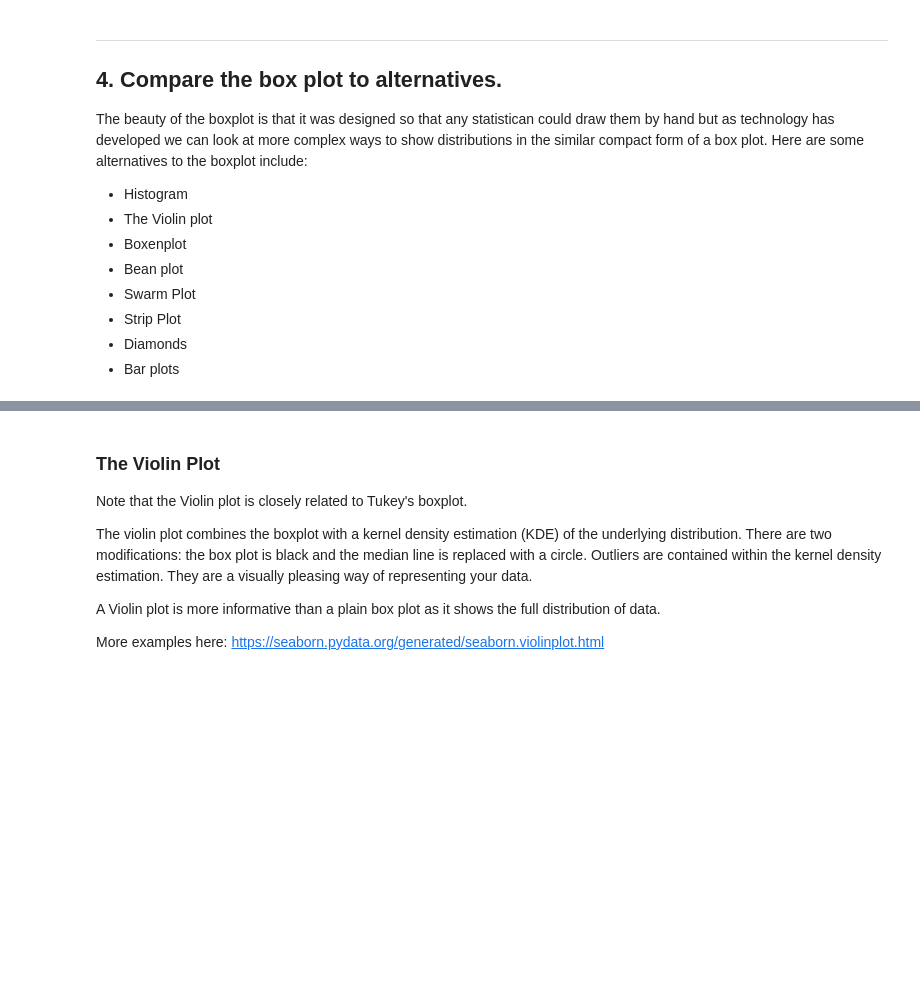
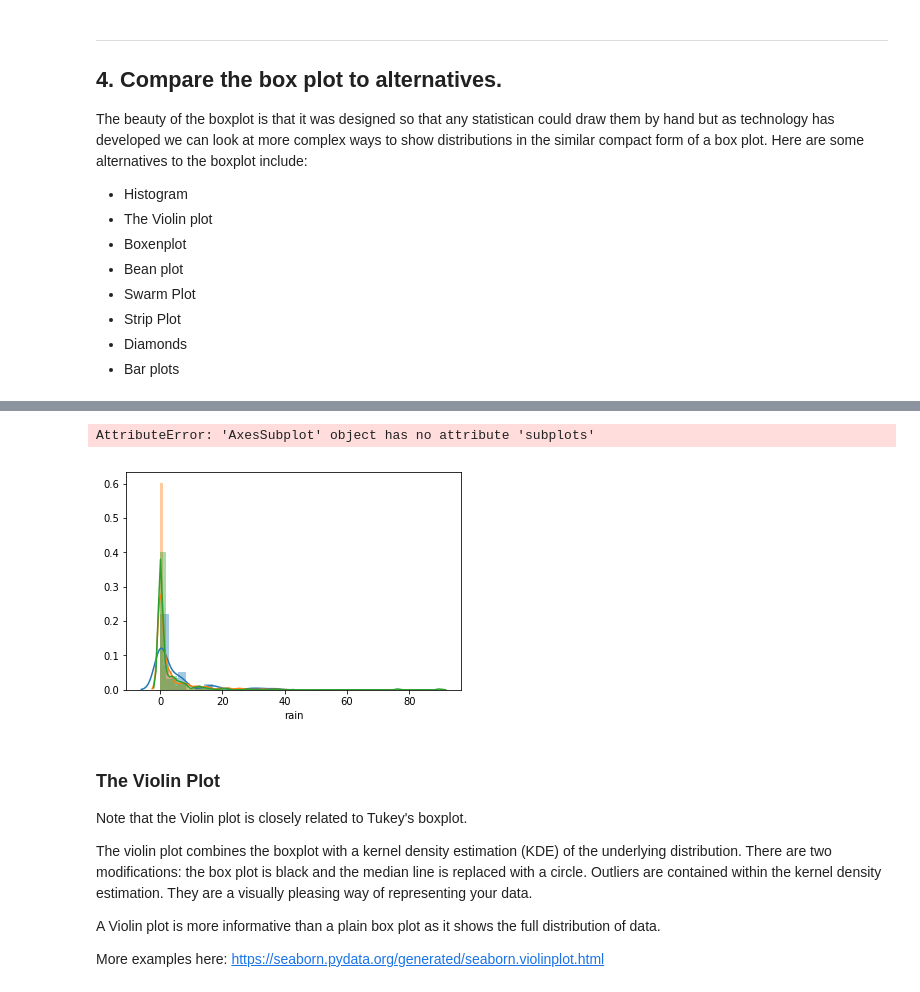
Before and after one commit to RitRa/Box-Plot-Project, a Jupyter notebook: Box Plot Project.ipynb, the cells around one changed output, grey strips where cells are left out. Saved outputs shown, nothing was run; the diff lists cells and outputs as text; code cells hidden in the pictures; blank space fills up the shorter version.

```diff
--- a/Box Plot Project.ipynb
+++ b/Box Plot Project.ipynb
@@ -252,0 +262,6 @@ sns.dist(x='year', y ='rain', data=df)
+# %%
+# segmenting the dataset in years
+df1995 = df[(df['year'] == '1995')]
+df1996 = df[(df['year'] == '1996')]
+df1997 = df[(df['year'] == '1997')]
+df1995
@@ -253,3 +288,20 @@ sns.dist(x='year', y ='rain', data=df)
+# %%
+%matplotlib inline
+
+
+#ax = sns.dist(x='year', y ='rain', data = df1995)
+x = df1995['rain']
+y = df1996['rain']
+z = df1997['rain']
+sns.distplot(x)
+sns.distplot(y)
+sns.distplot(z)
+
+fig, ax = plt.subplots()
+fig.set_size_inches(20,10)
+# %% [output]
+AttributeError: 'AxesSubplot' object has no attribute 'subplots'
+[figure, added]
 # %% [markdown]
 ### The Violin Plot
 
```
Also changed, not shown: parts of 25 cells of this notebook.
